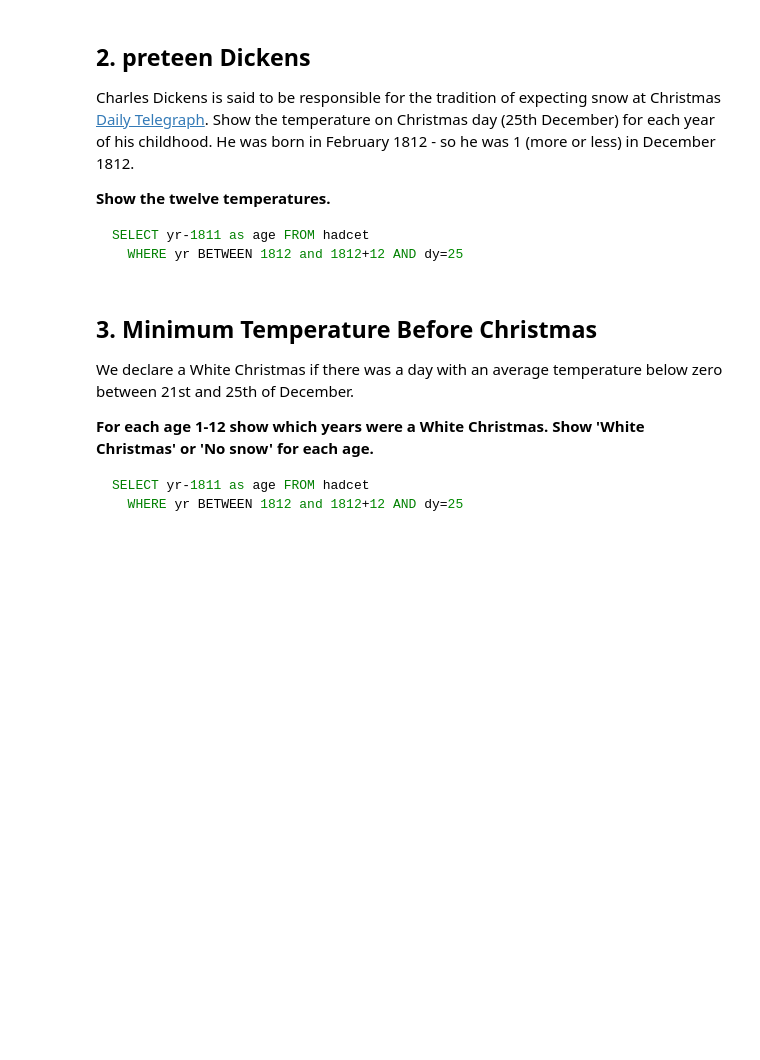
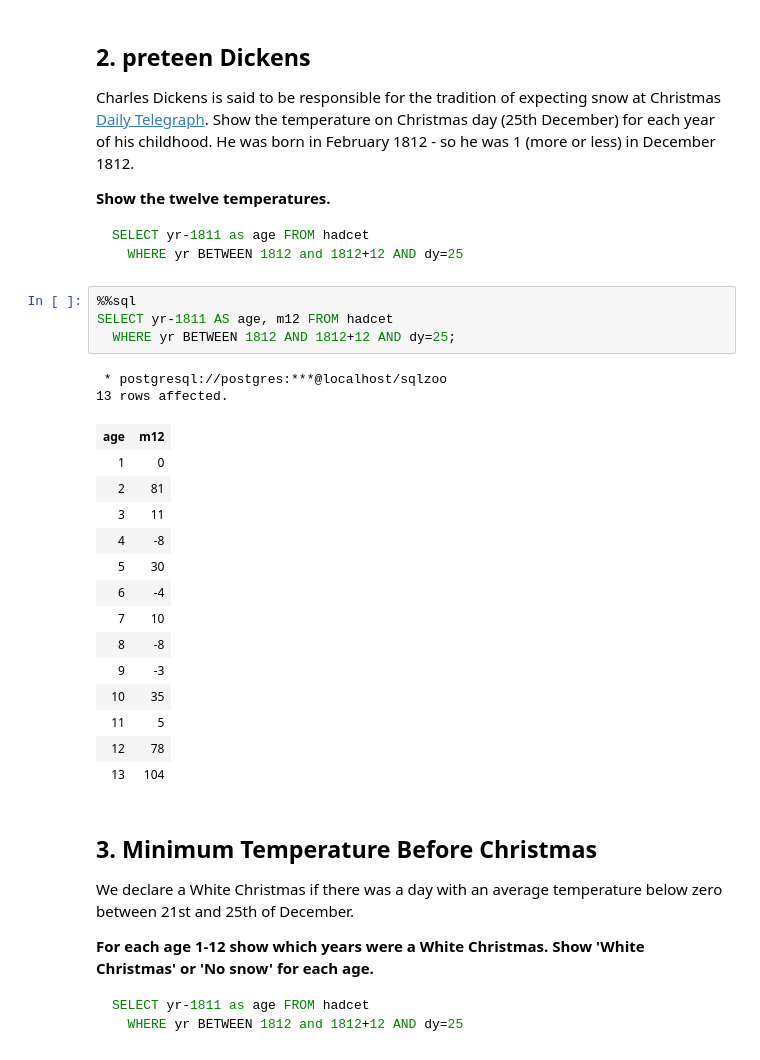
Before and after one commit to madlogos/sqlzoo, a Jupyter notebook: Hive/19 White Christmas.ipynb, the cells around one changed output. Cells and saved outputs as stored; diff of their text form; blank space fills up the shorter version.

````diff
--- a/Hive/19 White Christmas.ipynb
+++ b/Hive/19 White Christmas.ipynb
@@ -67,6 +84,27 @@ Charles Dickens is said to be responsible for the tradition of expecting snow at
 SELECT yr-1811 as age FROM hadcet
   WHERE yr BETWEEN 1812 and 1812+12 AND dy=25
 ```
+# %%
+%%sql
+SELECT yr-1811 AS age, m12 FROM hadcet
+  WHERE yr BETWEEN 1812 AND 1812+12 AND dy=25;
+# %% [output]
+ * postgresql://postgres:***@localhost/sqlzoo
+13 rows affected.
+| age | m12 |
+| 1 | 0 |
+| 2 | 81 |
+| 3 | 11 |
+| 4 | -8 |
+| 5 | 30 |
+| 6 | -4 |
+| 7 | 10 |
+| 8 | -8 |
+| 9 | -3 |
+| 10 | 35 |
+| 11 | 5 |
+| 12 | 78 |
+| 13 | 104 |
 # %% [markdown]
 ## 3. Minimum Temperature Before Christmas
 
````
Also changed, not shown: parts of 7 cells of this notebook, 26 other files.
